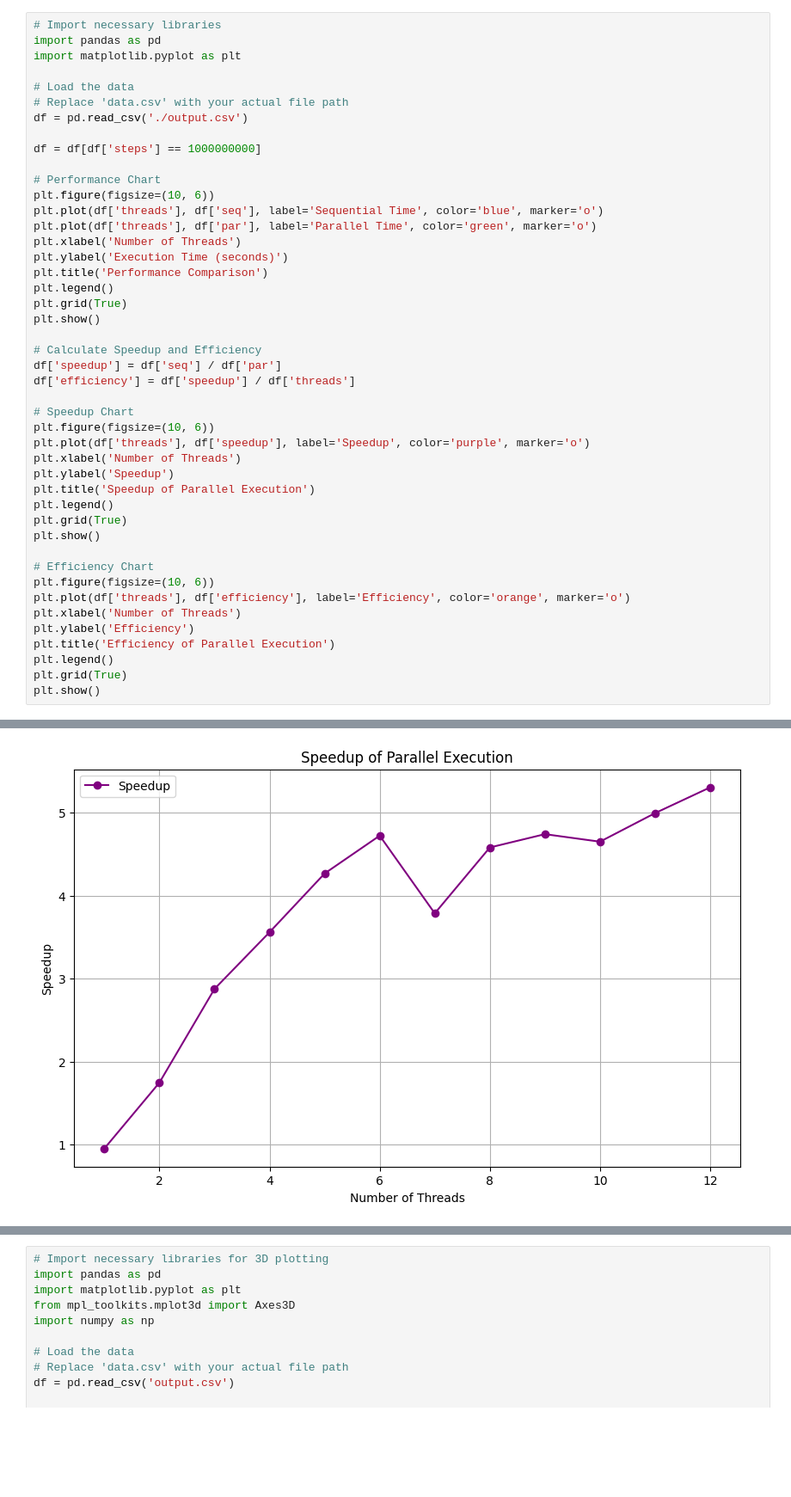
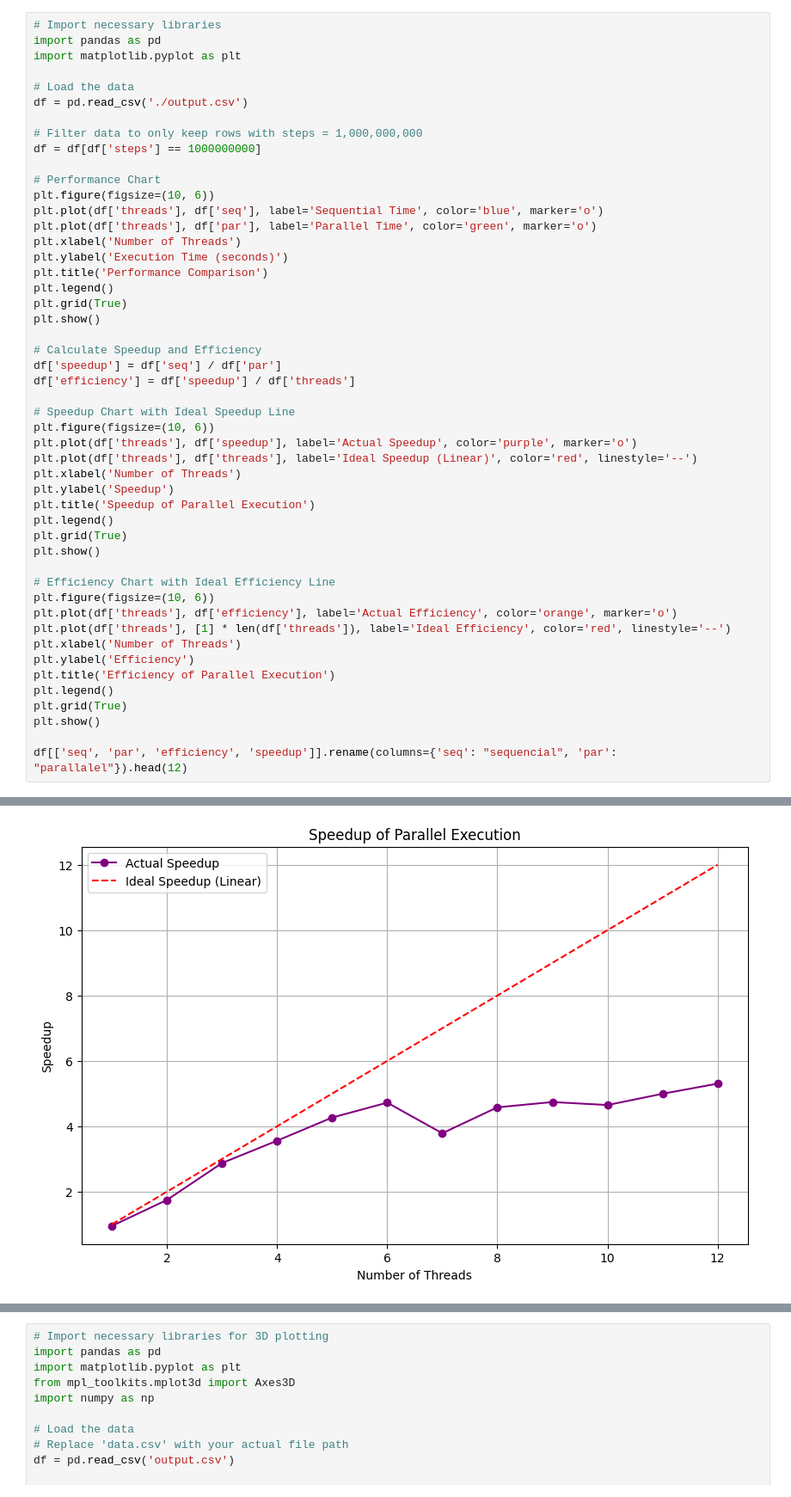
Before and after one commit to masterkey-07/college-projects, a Jupyter notebook: Current Semester/Concurrent and Distributed Programming/Tasks/task 3/analysis.ipynb, the cells around one changed output, grey strips where cells are left out. Shown: that part at 86% size. Drawn from its saved outputs; the diff is of its cells as text; blank space fills up the shorter version.

```diff
--- a/Current Semester/Concurrent and Distributed Programming/Tasks/task 3/analysis.ipynb
+++ b/Current Semester/Concurrent and Distributed Programming/Tasks/task 3/analysis.ipynb
@@ -4,9 +4,9 @@ import pandas as pd
 import matplotlib.pyplot as plt
 
 # Load the data
-# Replace 'data.csv' with your actual file path
 df = pd.read_csv('./output.csv')
 
+# Filter data to only keep rows with steps = 1,000,000,000
 df = df[df['steps'] == 1000000000]
 
 # Performance Chart
@@ -14,35 +14,39 @@ plt.figure(figsize=(10, 6))
 plt.plot(df['threads'], df['seq'], label='Sequential Time', color='blue', marker='o')
 plt.plot(df['threads'], df['par'], label='Parallel Time', color='green', marker='o')
 plt.xlabel('Number of Threads')
 plt.ylabel('Execution Time (seconds)')
 plt.title('Performance Comparison')
 plt.legend()
 plt.grid(True)
 plt.show()
 
 # Calculate Speedup and Efficiency
 df['speedup'] = df['seq'] / df['par']
 df['efficiency'] = df['speedup'] / df['threads']
 
-# Speedup Chart
+# Speedup Chart with Ideal Speedup Line
 plt.figure(figsize=(10, 6))
-plt.plot(df['threads'], df['speedup'], label='Speedup', color='purple', marker='o')
+plt.plot(df['threads'], df['speedup'], label='Actual Speedup', color='purple', marker='o')
+plt.plot(df['threads'], df['threads'], label='Ideal Speedup (Linear)', color='red', linestyle='--')
 plt.xlabel('Number of Threads')
 plt.ylabel('Speedup')
 plt.title('Speedup of Parallel Execution')
 plt.legend()
 plt.grid(True)
 plt.show()
 
-# Efficiency Chart
+# Efficiency Chart with Ideal Efficiency Line
 plt.figure(figsize=(10, 6))
-plt.plot(df['threads'], df['efficiency'], label='Efficiency', color='orange', marker='o')
+plt.plot(df['threads'], df['efficiency'], label='Actual Efficiency', color='orange', marker='o')
+plt.plot(df['threads'], [1] * len(df['threads']), label='Ideal Efficiency', color='red', linestyle='--')
 plt.xlabel('Number of Threads')
 plt.ylabel('Efficiency')
 plt.title('Efficiency of Parallel Execution')
 plt.legend()
 plt.grid(True)
 plt.show()
+
+df[['seq', 'par', 'efficiency', 'speedup']].rename(columns={'seq': "sequencial", 'par': "parallalel"}).head(12)
 # %% [output]
 [figure]
-[figure, old version]
+[figure, new version]
```
Also changed, not shown: parts of 1 cell of this notebook, 1 other file.
